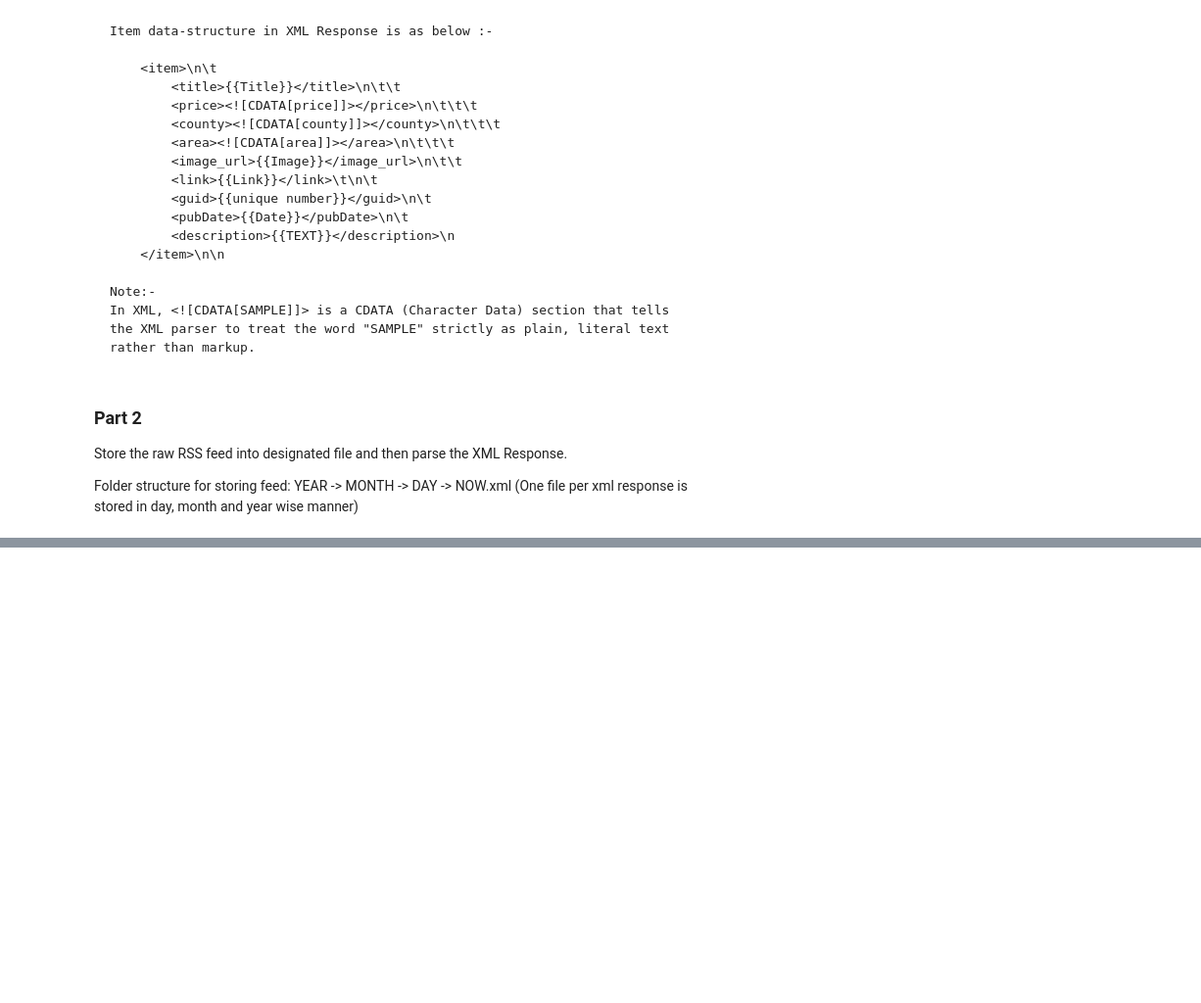
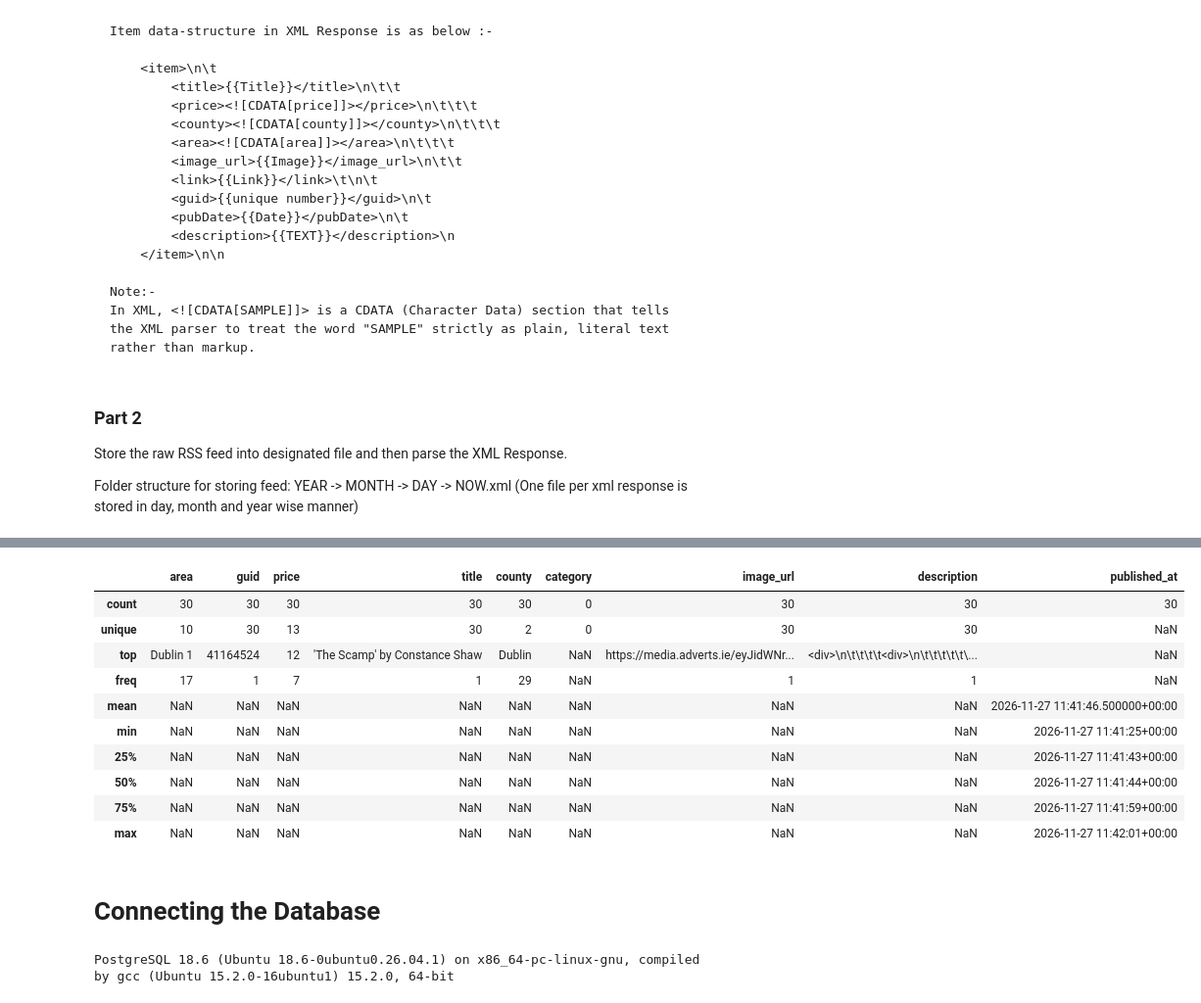
Before and after one commit to MrHarry2003/adverts-data-acquisition, a Jupyter notebook: notebook.ipynb, the cells around one changed output, grey strips where cells are left out. Shown at 98% size. Drawn from its saved outputs; the diff is of its cells as text; code cells hidden in the pictures; blank space fills up the shorter version.

Commit message:
feature: db connection added

```diff
--- a/notebook.ipynb
+++ b/notebook.ipynb
@@ -125,0 +127,3 @@ listings
+# %%
+df = pd.DataFrame(listings)
+df.head()
@@ -125,0 +156,16 @@ listings
+# %%
+df.describe()
+# %% [output]
+|  | area | guid | price | title | county | category | image_url | description | published_at |
+| count | 30 | 30 | 30 | 30 | 30 | 0 | 30 | 30 | 30 |
+| unique | 10 | 30 | 13 | 30 | 2 | 0 | 30 | 30 | NaN |
+| top | Dublin 1 | 41164524 | 12 | 'The Scamp' by Constance Shaw | Dublin | NaN | https://media.adverts.ie/eyJidWNr... | <div>\n\t\t\t\t<div>\n\t\t\t\t\t\... | NaN |
+| freq | 17 | 1 | 7 | 1 | 29 | NaN | 1 | 1 | NaN |
+| mean | NaN | NaN | NaN | NaN | NaN | NaN | NaN | NaN | 2026-11-27 11:41:46.500000+00:00 |
+| min | NaN | NaN | NaN | NaN | NaN | NaN | NaN | NaN | 2026-11-27 11:41:25+00:00 |
+| 25% | NaN | NaN | NaN | NaN | NaN | NaN | NaN | NaN | 2026-11-27 11:41:43+00:00 |
+| 50% | NaN | NaN | NaN | NaN | NaN | NaN | NaN | NaN | 2026-11-27 11:41:44+00:00 |
+| 75% | NaN | NaN | NaN | NaN | NaN | NaN | NaN | NaN | 2026-11-27 11:41:59+00:00 |
+| max | NaN | NaN | NaN | NaN | NaN | NaN | NaN | NaN | 2026-11-27 11:42:01+00:00 |
+# %% [markdown]
+# Connecting the Database
@@ -125,0 +177,19 @@ listings
+# %%
+load_dotenv()
+
+# Run in powershell: ssh -i ~/.ssh/gcp_vm -L 5433:localhost:5432 -N abhishek@35.226.8.82
+url = URL.create(
+    "postgresql+psycopg2",
+    username=os.environ["DB_USER"],
+    password=os.environ["DB_PASSWORD"],
+    host=os.environ["DB_HOST"],
+    port=int(os.environ["DB_PORT"]),
+    database=os.environ["DB_NAME"],
+)
+engine = create_engine(url)
+
+with engine.connect() as conn:
+    result = conn.execute(text("SELECT version();"))
+    print(result.scalar())  # First Column of the first Row
+# %% [output]
+PostgreSQL 18.6 (Ubuntu 18.6-0ubuntu0.26.04.1) on x86_64-pc-linux-gnu, compiled by gcc (Ubuntu 15.2.0-16ubuntu1) 15.2.0, 64-bit
```
Also changed, not shown: parts of 8 cells of this notebook, 1 other file.
